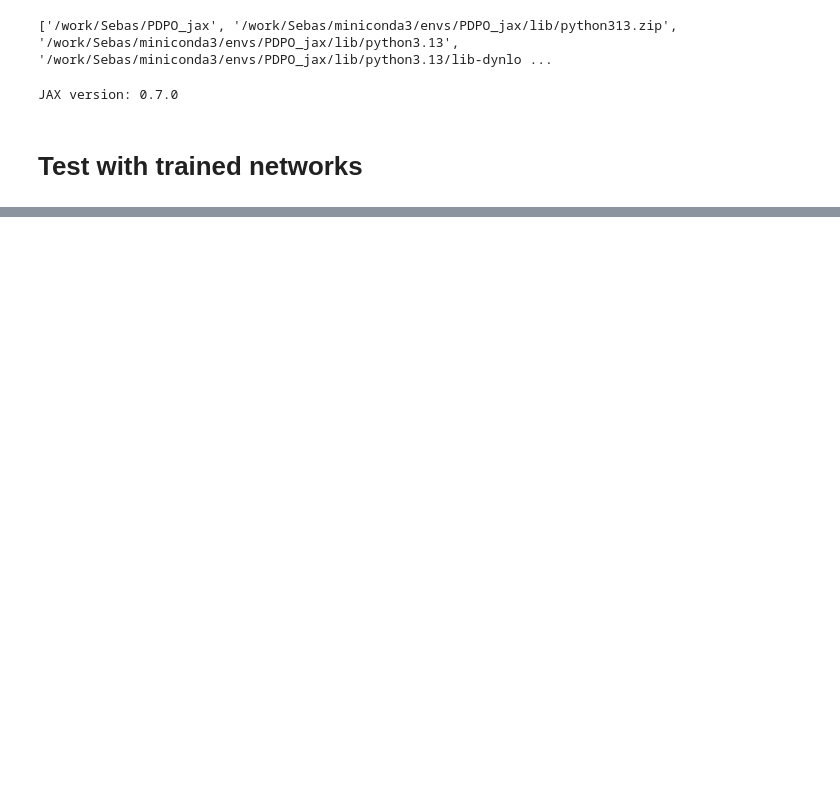
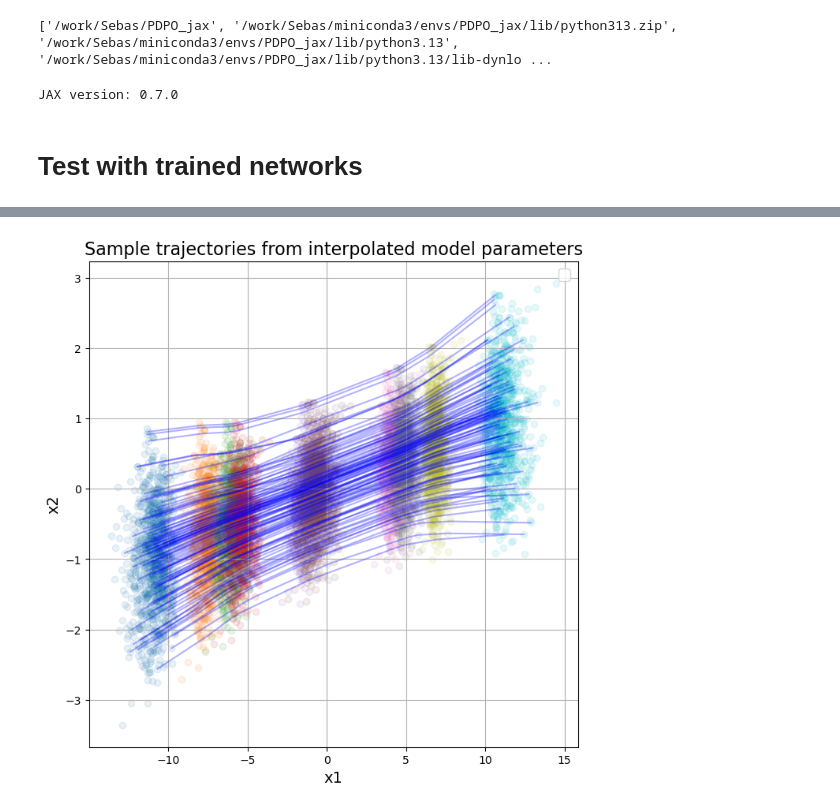
Before and after one commit to SebasGutHdz/PDPO_jax, a Jupyter notebook: pdpo/spline/test_interpolation.ipynb, the cells around one changed output, grey strips where cells are left out. Cells and saved outputs as stored; diff of their text form; code cells hidden in the pictures; blank space fills up the shorter version.

```diff
--- a/pdpo/spline/test_interpolation.ipynb
+++ b/pdpo/spline/test_interpolation.ipynb
@@ -177,0 +264,19 @@ lagrangian(
+# %%
+fig = plt.figure(figsize=(8, 8))
+
+for i in range(10):
+    plt.scatter(sample_trajectory[:,i,0],sample_trajectory[:,i,1],alpha=0.1)
+
+for i in range(0,len(sample_trajectory),10):
+    plt.plot(sample_trajectory[i,:,0],sample_trajectory[i,:,1],'b-',alpha=0.3)
+
+
+
+plt.title('Sample trajectories from interpolated model parameters',fontsize=16)
+plt.legend(fontsize=14)
+plt.xlabel('x1',fontsize=14)
+plt.ylabel('x2',fontsize=14)
+plt.grid()
+plt.show()
+# %% [output]
+[figure, added]
```
Also changed, not shown: parts of 12 cells of this notebook, 5 other files.
